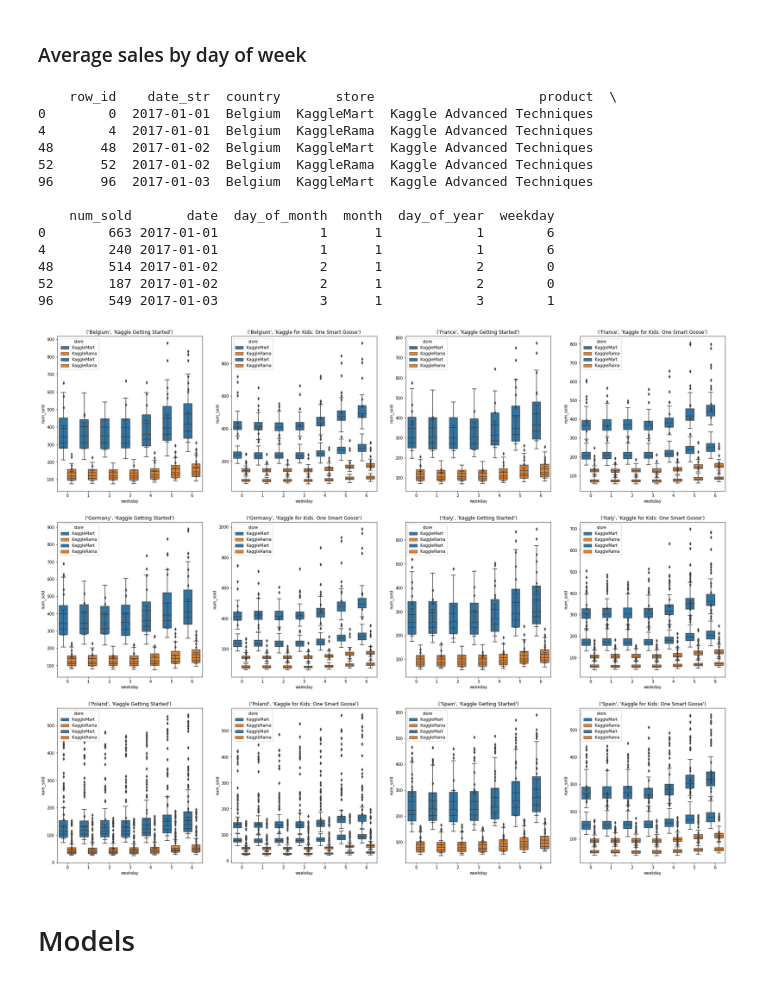
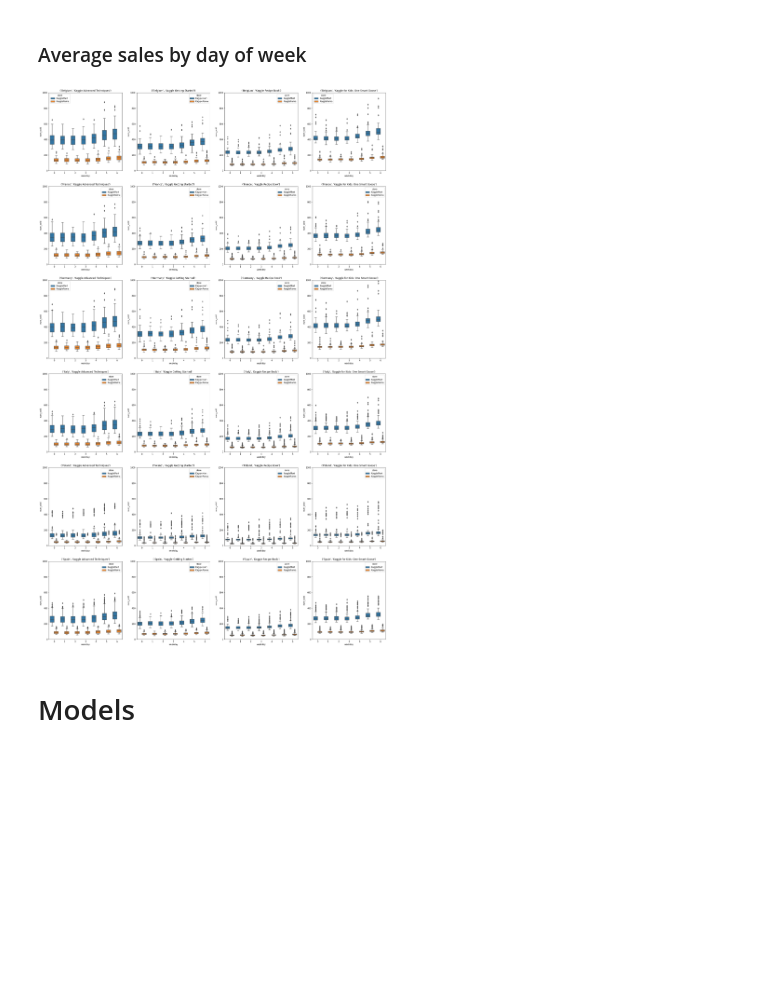
Before and after one commit to nayefahmad/kaggle-tabular-playground, a Jupyter notebook: 01-eda.ipynb, the cells around one changed output. Saved outputs shown, nothing was run; the diff lists cells and outputs as text; code cells hidden in the pictures; blank space fills up the shorter version.

Commit message:
Kaggle Notebook | 01_eda | Version 27

```diff
--- a/01-eda.ipynb
+++ b/01-eda.ipynb
@@ -274,52 +274,42 @@ feature_steps = {
 #     1: feature_step_01,
 #     2: feature_step_02
 }
+# %%
+df_train_features = (
+    df_train.pipe(extract_date_features)
+            .pipe(one_hot_encoding, colname='country')
+            .pipe(one_hot_encoding, colname='store')
+            .pipe(one_hot_encoding, colname='product')
+)
 # %% [markdown]
 # Visualizing features
 # %% [markdown]
 ### Average sales by day of week
 # %%
-df_grouped_store = df_train.groupby(['country', 'product'])
+df_grouped_store = df_train_features.groupby(['country', 'product'])
 assert len(df_grouped_store) == 24
 
 fig = plt.figure(figsize=(30, 50))
 
 for n, group_tuple in enumerate(df_grouped_store):
     key = group_tuple[0]
     df = group_tuple[1]
-    plot_num = math.ceil((n + 1)/2)
 
-    if n == 0:
-        print(df.head())
-
-
-    ax = plt.subplot(6, 4, plot_num)
+    ax = plt.subplot(6, 4, n + 1)
 
     (
         sns.boxplot(x='weekday',
                     y='num_sold',
                     hue='store',
                     data=df,
                     ax=ax)
         .set(title=key)
     )
+    ax.set_ylim(0, 1000)
 
 # todo: this doesn't look right
 # %% [output]
-    row_id    date_str  country       store                     product  \
-0        0  2017-01-01  Belgium  KaggleMart  Kaggle Advanced Techniques
-4        4  2017-01-01  Belgium  KaggleRama  Kaggle Advanced Techniques
-48      48  2017-01-02  Belgium  KaggleMart  Kaggle Advanced Techniques
-52      52  2017-01-02  Belgium  KaggleRama  Kaggle Advanced Techniques
-96      96  2017-01-03  Belgium  KaggleMart  Kaggle Advanced Techniques
-
-    num_sold       date  day_of_month  month  day_of_year  weekday
-0        663 2017-01-01             1      1            1        6
-4        240 2017-01-01             1      1            1        6
-48       514 2017-01-02             2      1            2        0
-52       187 2017-01-02             2      1            2        0
-96       549 2017-01-03             3      1            3        1
-[figure, old version]
+[figure, new version]
 # %% [markdown]
 # Models
 # %%
```
Also changed, not shown: parts of 2 cells of this notebook.
